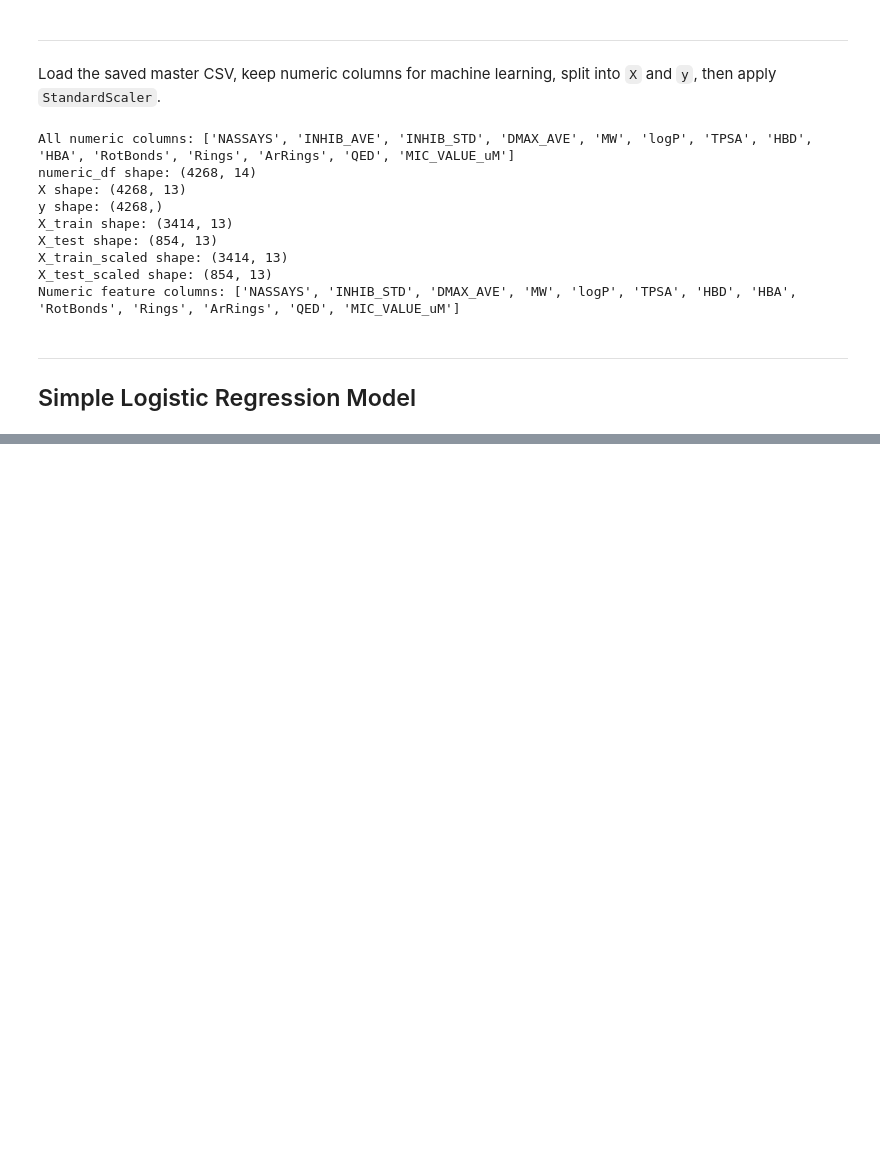
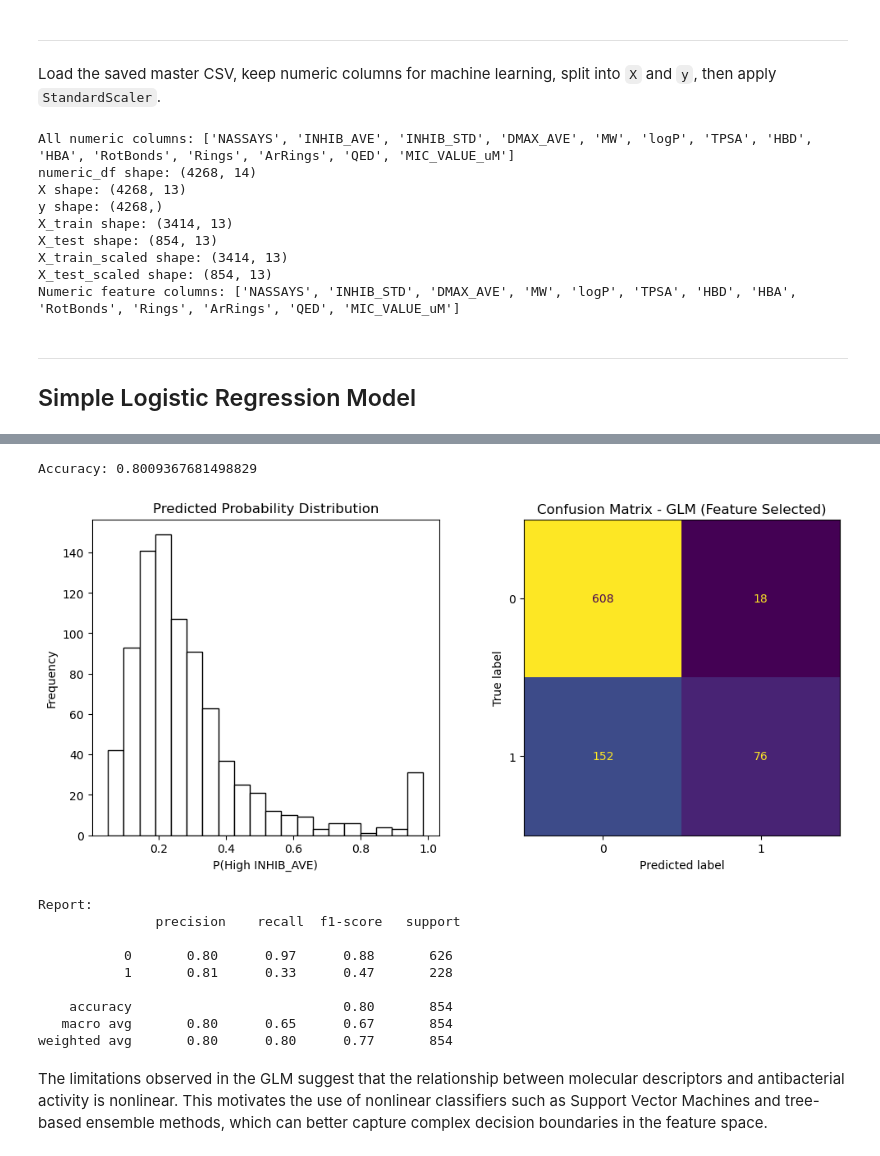
Before and after one commit to dw1229/chem277a-final-ecoli-inhibition-ml, a Jupyter notebook: ecoli_inhibition_ml.ipynb, the cells around one changed output, grey strips where cells are left out. Drawn from its saved outputs; the diff is of its cells as text; code cells hidden in the pictures; blank space fills up the shorter version.

```diff
--- a/ecoli_inhibition_ml.ipynb
+++ b/ecoli_inhibition_ml.ipynb
@@ -481,0 +654,19 @@ plt.show()
+# %%
+selected_features = [
+    "DMAX_AVE",
+    "HBD",
+    "HBA",
+    "ArRings",
+    "MIC_VALUE_uM",
+    "INHIB_STD",
+    "RotBonds",
+    "Rings"
+]
+
+X_train_sel = sm.add_constant(X_train_scaled[selected_features])
+X_test_sel = sm.add_constant(X_test_scaled[selected_features])
+
+glm_sel = sm.GLM(ydummy_train, X_train_sel, family=sm.families.Binomial())
+glm_sel_results = glm_sel.fit()
+
+print(glm_sel_results.summary())
@@ -481,0 +691,36 @@ plt.show()
+# %%
+y_prob_sel = glm_sel_results.predict(X_test_sel)
+y_pred_sel = (y_prob_sel > 0.5).astype(int)
+
+print("Accuracy:", accuracy_score(ydummy_test, y_pred_sel))
+
+fig, axes = plt.subplots(1, 2, figsize=(12, 5))
+cm = confusion_matrix(ydummy_test, y_pred_sel)
+
+disp = ConfusionMatrixDisplay(confusion_matrix=cm)
+disp.plot(ax=axes[1], colorbar=False)
+
+axes[1].set_title("Confusion Matrix - GLM (Feature Selected)")
+
+axes[0].hist(y_prob_sel, bins=20, edgecolor='black', color='white')
+axes[0].set_title("Predicted Probability Distribution")
+axes[0].set_xlabel("P(High INHIB_AVE)")
+axes[0].set_ylabel("Frequency")
+
+plt.show()
+
+print("\nReport:\n", classification_report(ydummy_test, y_pred_sel))
+# %% [output]
+Accuracy: 0.8009367681498829
+[figure, added]
+Report:
+               precision    recall  f1-score   support
+
+           0       0.80      0.97      0.88       626
+           1       0.81      0.33      0.47       228
+
+    accuracy                           0.80       854
+   macro avg       0.80      0.65      0.67       854
+weighted avg       0.80      0.80      0.77       854
+# %% [markdown]
+The limitations observed in the GLM suggest that the relationship between molecular descriptors and antibacterial activity is nonlinear. This motivates the use of nonlinear classifiers such as Support Vector Machines and tree-based ensemble methods, which can better capture complex decision boundaries in the feature space.
```
Also changed, not shown: parts of 17 cells of this notebook.
